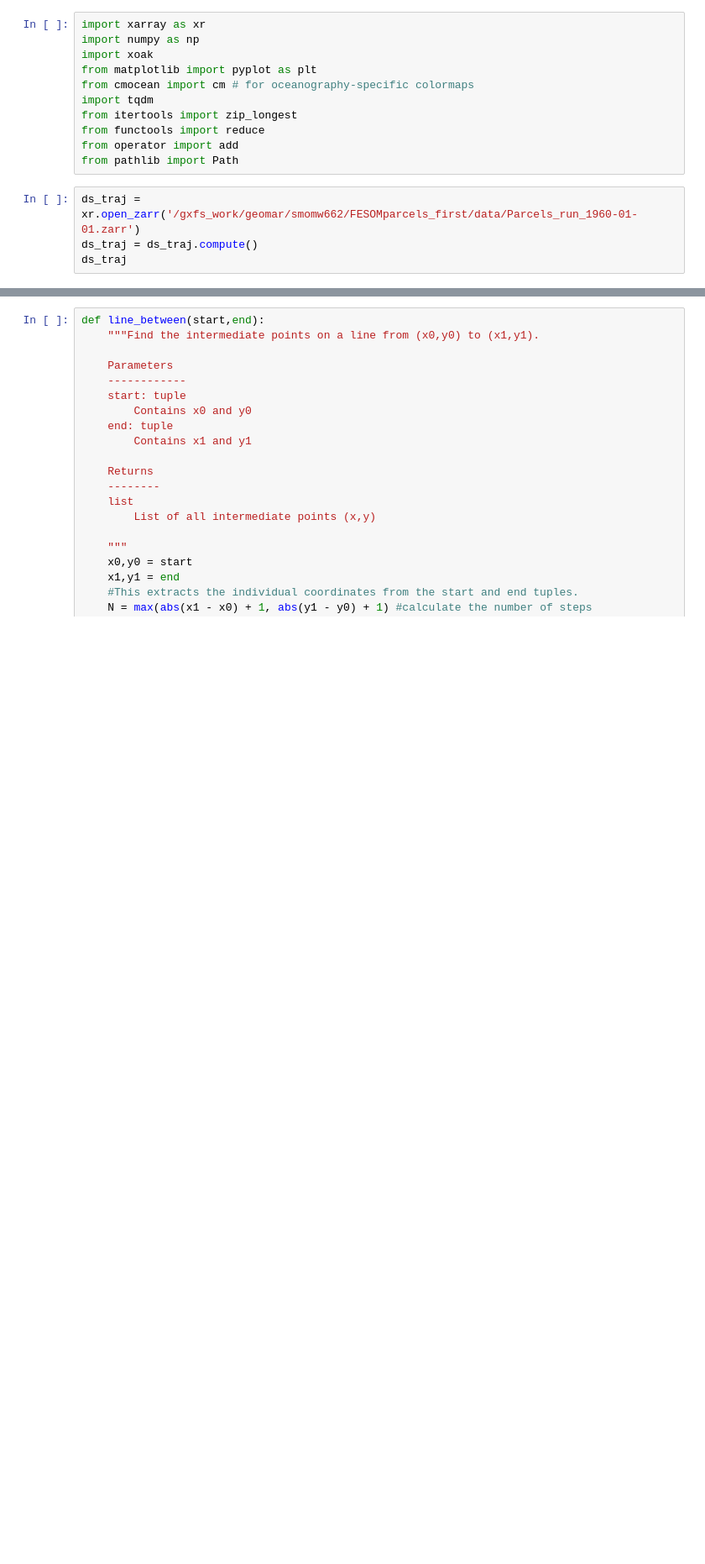
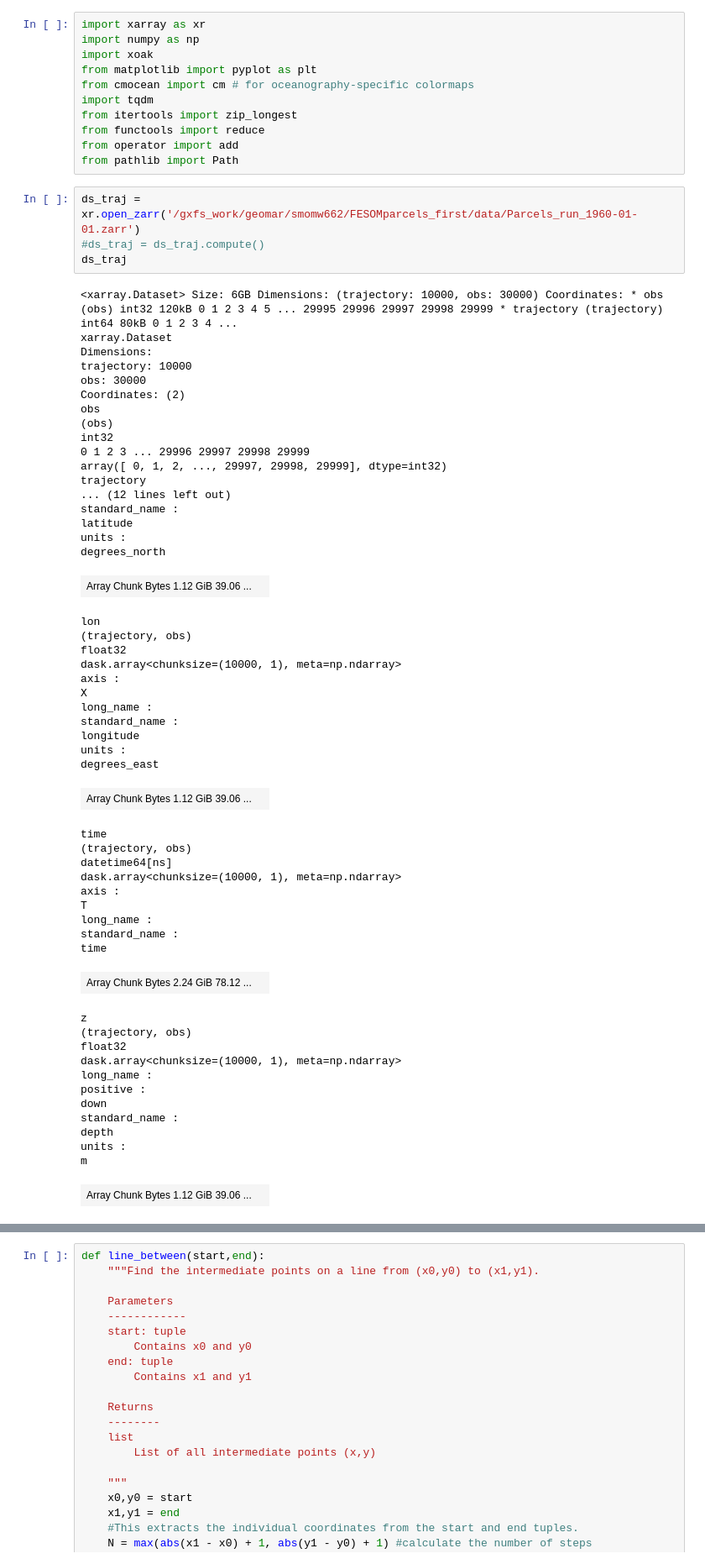
Before and after one commit to danliba/FESOMparcels_first, a Jupyter notebook: notebooks/density_plot.ipynb, the cells around one changed output, grey strips where cells are left out. Shown at 84% size. Cells and saved outputs as stored; diff of their text form; blank space fills up the shorter version.

```diff
--- a/notebooks/density_plot.ipynb
+++ b/notebooks/density_plot.ipynb
@@ -11,5 +11,58 @@ from operator import add
 from pathlib import Path
 # %%
 ds_traj = xr.open_zarr('/gxfs_work/geomar/smomw662/FESOMparcels_first/data/Parcels_run_1960-01-01.zarr')
-ds_traj = ds_traj.compute()
+#ds_traj = ds_traj.compute()
 ds_traj
+# %% [output]
+<xarray.Dataset> Size: 6GB Dimensions: (trajectory: 10000, obs: 30000) Coordinates: * obs (obs) int32 120kB 0 1 2 3 4 5 ... 29995 29996 29997 29998 29999 * trajectory (trajectory) int64 80kB 0 1 2 3 4 ...
+xarray.Dataset
+Dimensions:
+trajectory: 10000
+obs: 30000
+Coordinates: (2)
+obs
+(obs)
+int32
+0 1 2 3 ... 29996 29997 29998 29999
+array([ 0, 1, 2, ..., 29997, 29998, 29999], dtype=int32)
+trajectory
+... (12 lines left out)
+standard_name :
+latitude
+units :
+degrees_north
+| Array Chunk Bytes 1.12 GiB 39.06 ... |  |
+lon
+(trajectory, obs)
+float32
+dask.array<chunksize=(10000, 1), meta=np.ndarray>
+axis :
+X
+long_name :
+standard_name :
+longitude
+units :
+degrees_east
+| Array Chunk Bytes 1.12 GiB 39.06 ... |  |
+time
+(trajectory, obs)
+datetime64[ns]
+dask.array<chunksize=(10000, 1), meta=np.ndarray>
+axis :
+T
+long_name :
+standard_name :
+time
+| Array Chunk Bytes 2.24 GiB 78.12 ... |  |
+z
+(trajectory, obs)
+float32
+dask.array<chunksize=(10000, 1), meta=np.ndarray>
+long_name :
+positive :
+down
+standard_name :
+depth
+units :
+m
+| Array Chunk Bytes 1.12 GiB 39.06 ... |  |
```
Also changed, not shown: parts of 15 cells of this notebook, 13 other files.
